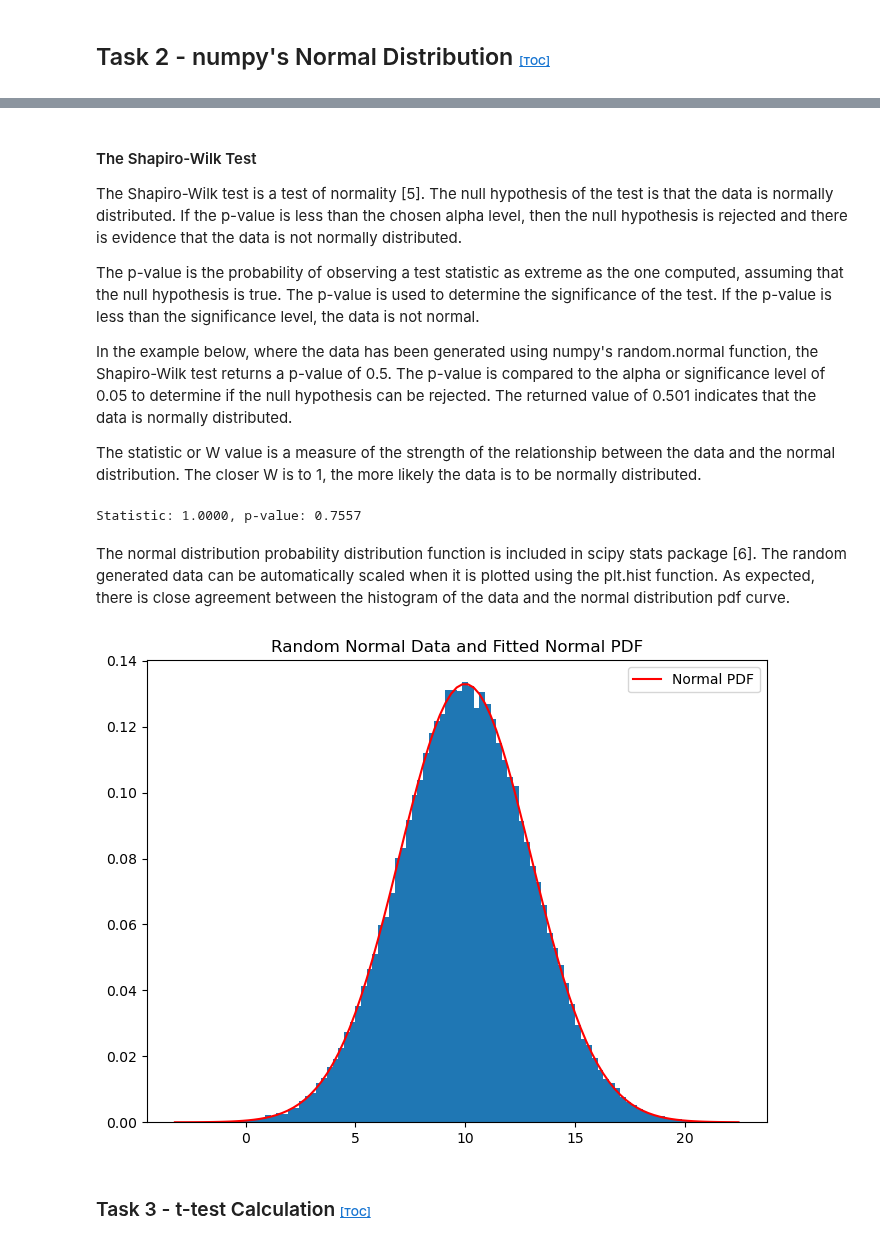
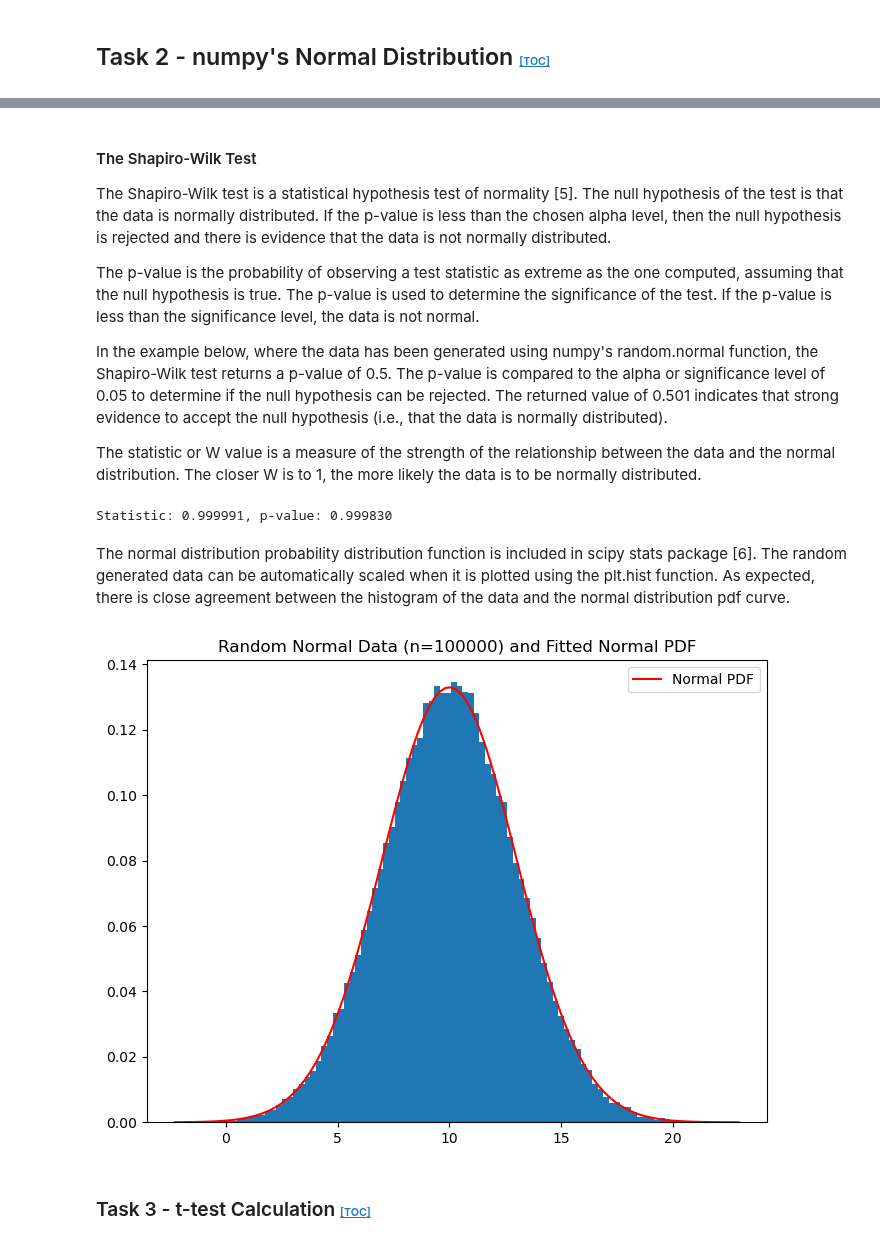
Before and after one commit to Eilis9/applied_statistics, a Jupyter notebook: tasks.ipynb, the cells around one changed output, grey strips where cells are left out. Cells and saved outputs as stored; diff of their text form; code cells hidden in the pictures.

Commit message:
normal distribution task work

```diff
--- a/tasks.ipynb
+++ b/tasks.ipynb
@@ -261,37 +266,39 @@ Text(0, 0.5, 'Frequency')
 # %% [markdown]
 #### The Shapiro-Wilk Test
 
-The Shapiro-Wilk test is a test of normality [5]. The null hypothesis of the test is that the data is normally distributed. If the p-value is less than the chosen alpha level, then the null hypothesis is rejected and there is evidence that the data is not normally distributed.
+The Shapiro-Wilk test is a statistical hypothesis test of normality [5]. The null hypothesis of the test is that the data is normally distributed. If the p-value is less than the chosen alpha level, then the null hypothesis is rejected and there is evidence that the data is not normally distributed.
 
 The p-value is the probability of observing a test statistic as extreme as the one computed, assuming that the null hypothesis is true. The p-value is used to determine the significance of the test. If the p-value is less than the significance level, the data is not normal.
 
-In the example below, where the data has been generated using numpy's random.normal function, the Shapiro-Wilk test returns a p-value of 0.5. The p-value is compared to the alpha or significance level of 0.05 to determine if the null hypothesis can be rejected. The returned value of 0.501 indicates that the data is normally distributed.
+In the example below, where the data has been generated using numpy's random.normal function, the Shapiro-Wilk test returns a p-value of 0.5. The p-value is compared to the alpha or significance level of 0.05 to determine if the null hypothesis can be rejected. The returned value of 0.501 indicates that strong evidence to accept the null hypothesis (i.e., that the data is normally distributed).
 
 The statistic or W value is a measure of the strength of the relationship between the data and the normal distribution. The closer W is to 1, the more likely the data is to be normally distributed.
 # %%
 # scipy.stats.shapiro() test
-import scipy
-statistic, pvalue = scipy.stats.shapiro(data)
-print(f'Statistic: {statistic:.4f}, p-value: {pvalue:.4f}')
+import scipy.stats as stats
+
+# Run the Shapiro-Wilk test as included in scipy.stats
+statistic, pvalue = stats.shapiro(data)
+
+print(f'Statistic: {statistic:.6f}, p-value: {pvalue:.6f}')
 # %% [output]
-Statistic: 1.0000, p-value: 0.7557
+Statistic: 0.999991, p-value: 0.999830
 # %% [markdown]
 The normal distribution probability distribution function is included in scipy stats package [6]. The random generated data can be automatically scaled when it is plotted using the plt.hist function. As expected, there is close agreement between the histogram of the data and the normal distribution pdf curve.
 # %%
 # Using scipy stats for normal pdf
-from scipy.stats import norm
 
 no_of_bins = 100
 plt.figure(figsize=(8, 6))
 count, bins, _ = plt.hist(data, bins=no_of_bins, density=True)  # Plot the normal random data normalised, return the bins and counts
 
 # Use the bins returned from the histogram to plot the normal pdf
-pdf_fitted_norm = norm.pdf(bins, loc=mean, scale=st_dev)
+pdf_fitted_norm = stats.norm.pdf(bins, loc=mean, scale=st_dev)
 plt.plot(bins, pdf_fitted_norm, 'r', label='Normal PDF');
-plt.title('Random Normal Data and Fitted Normal PDF')
+plt.title('Random Normal Data (n=100000) and Fitted Normal PDF')
 plt.legend();
 # %% [output]
-[figure, old version]
+[figure, new version]
 # %% [markdown]
 ### Task 3 - t-test Calculation <a id="Task3"></a> <span style="font-size: 8pt;"> [[TOC]](#toc)</span>
 # %% [markdown]
```
Also changed, not shown: parts of 4 cells of this notebook.
